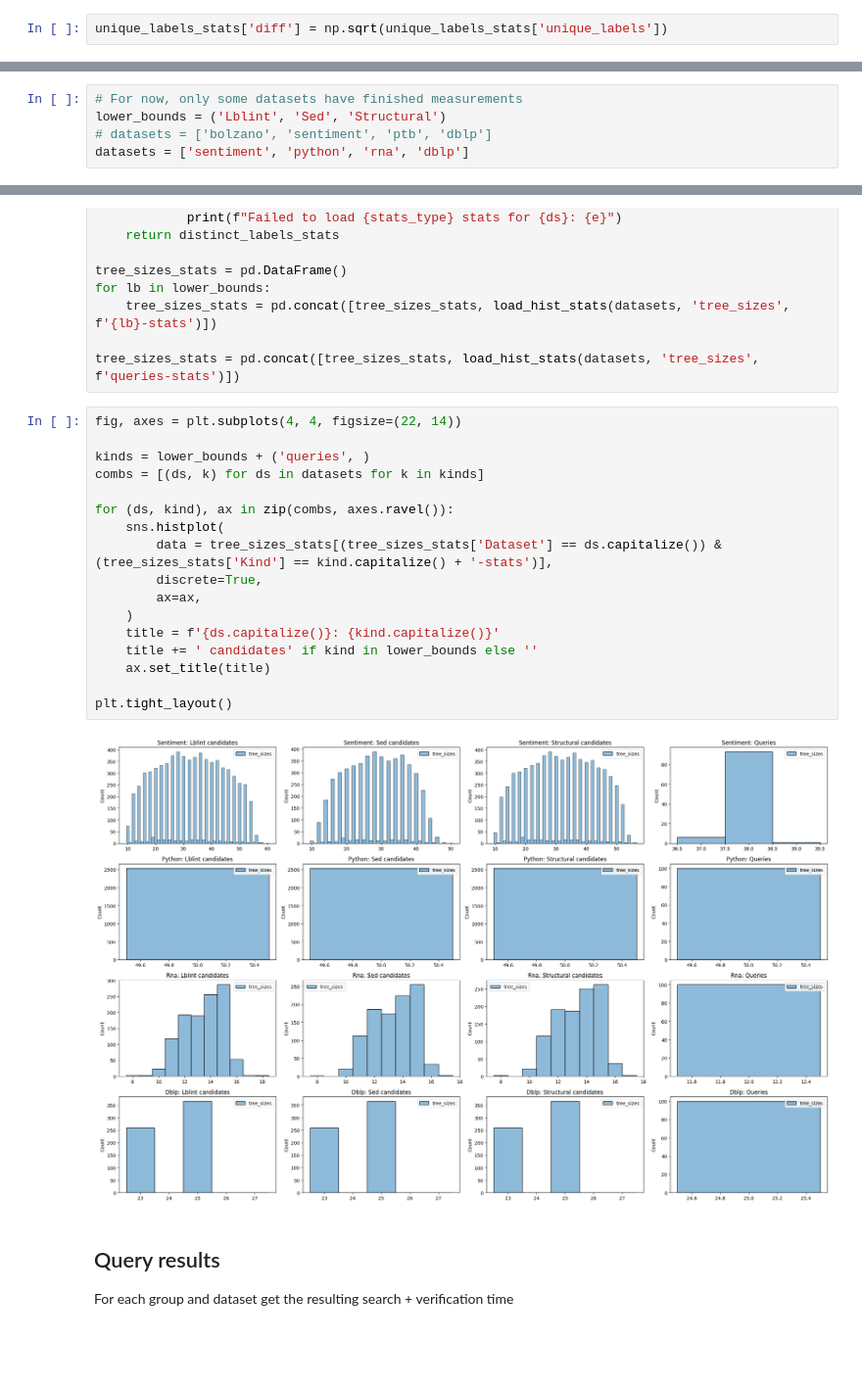
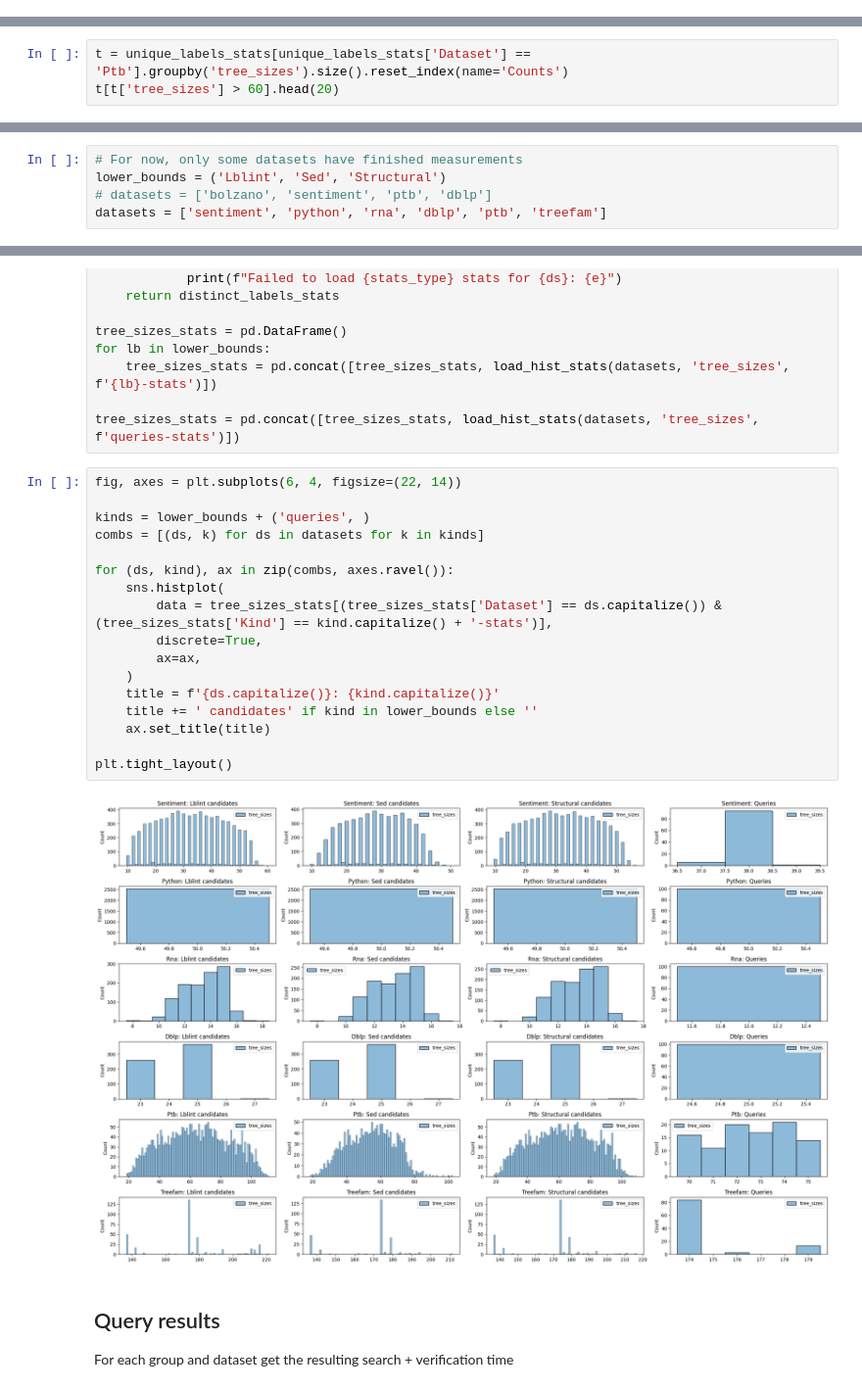
Before and after one commit to LukMRVC/tree-statistics, a Jupyter notebook: TED-viz.ipynb, the cells around one changed output, grey strips where cells are left out. Shown at 98% size. Cells and saved outputs as stored; diff of their text form; blank space fills up the shorter version.

Commit message:
Treefam measured

```diff
--- a/TED-viz.ipynb
+++ b/TED-viz.ipynb
@@ -206,2 +192,0 @@ unique_labels_stats.head()
-# %%
-unique_labels_stats['diff'] = np.sqrt(unique_labels_stats['unique_labels'])
@@ -225,0 +193,3 @@ unique_labels_stats
+# %%
+t = unique_labels_stats[unique_labels_stats['Dataset'] == 'Ptb'].groupby('tree_sizes').size().reset_index(name='Counts')
+t[t['tree_sizes'] > 60].head(20)
@@ -1780,7 +1752,7 @@ DS
 # For now, only some datasets have finished measurements
 lower_bounds = ('Lblint', 'Sed', 'Structural')
 # datasets = ['bolzano', 'sentiment', 'ptb', 'dblp']
-datasets = ['sentiment', 'python', 'rna', 'dblp']
+datasets = ['sentiment', 'python', 'rna', 'dblp', 'ptb', 'treefam']
 # %% [markdown]
 ### Utility functions
 # %%
@@ -2079,24 +2051,24 @@ for lb in lower_bounds:
 
 tree_sizes_stats = pd.concat([tree_sizes_stats, load_hist_stats(datasets, 'tree_sizes', f'queries-stats')])
 # %%
-fig, axes = plt.subplots(4, 4, figsize=(22, 14))
+fig, axes = plt.subplots(6, 4, figsize=(22, 14))
 
 kinds = lower_bounds + ('queries', )
 combs = [(ds, k) for ds in datasets for k in kinds]
 
 for (ds, kind), ax in zip(combs, axes.ravel()):
     sns.histplot(
         data = tree_sizes_stats[(tree_sizes_stats['Dataset'] == ds.capitalize()) & (tree_sizes_stats['Kind'] == kind.capitalize() + '-stats')],
         discrete=True,
         ax=ax,
     )
     title = f'{ds.capitalize()}: {kind.capitalize()}'
     title += ' candidates' if kind in lower_bounds else ''
     ax.set_title(title)
 
 plt.tight_layout()
 # %% [output]
-[figure, old version]
+[figure, new version]
 # %% [markdown]
 ## Query results
 
```
Also changed, not shown: parts of 15 cells of this notebook.
